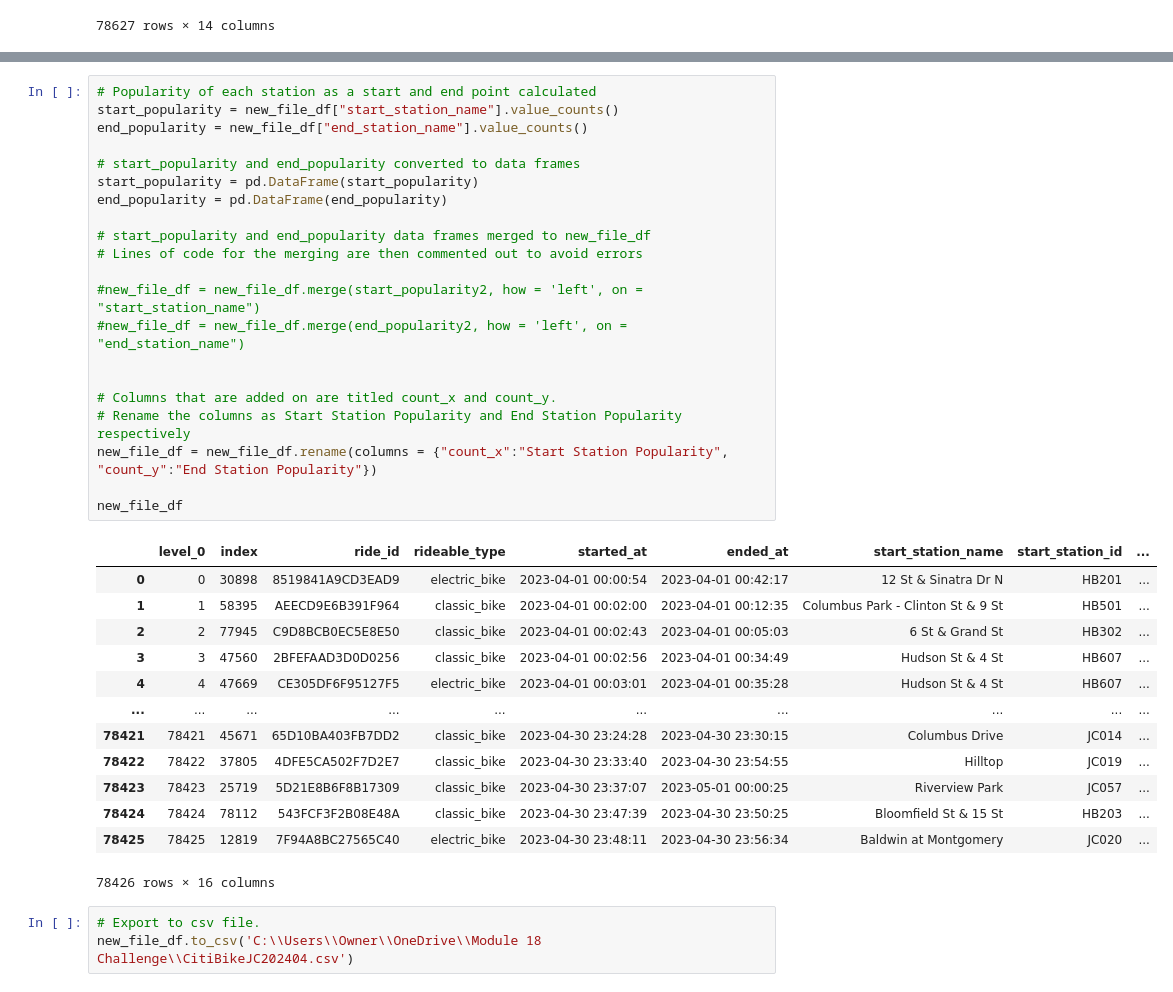
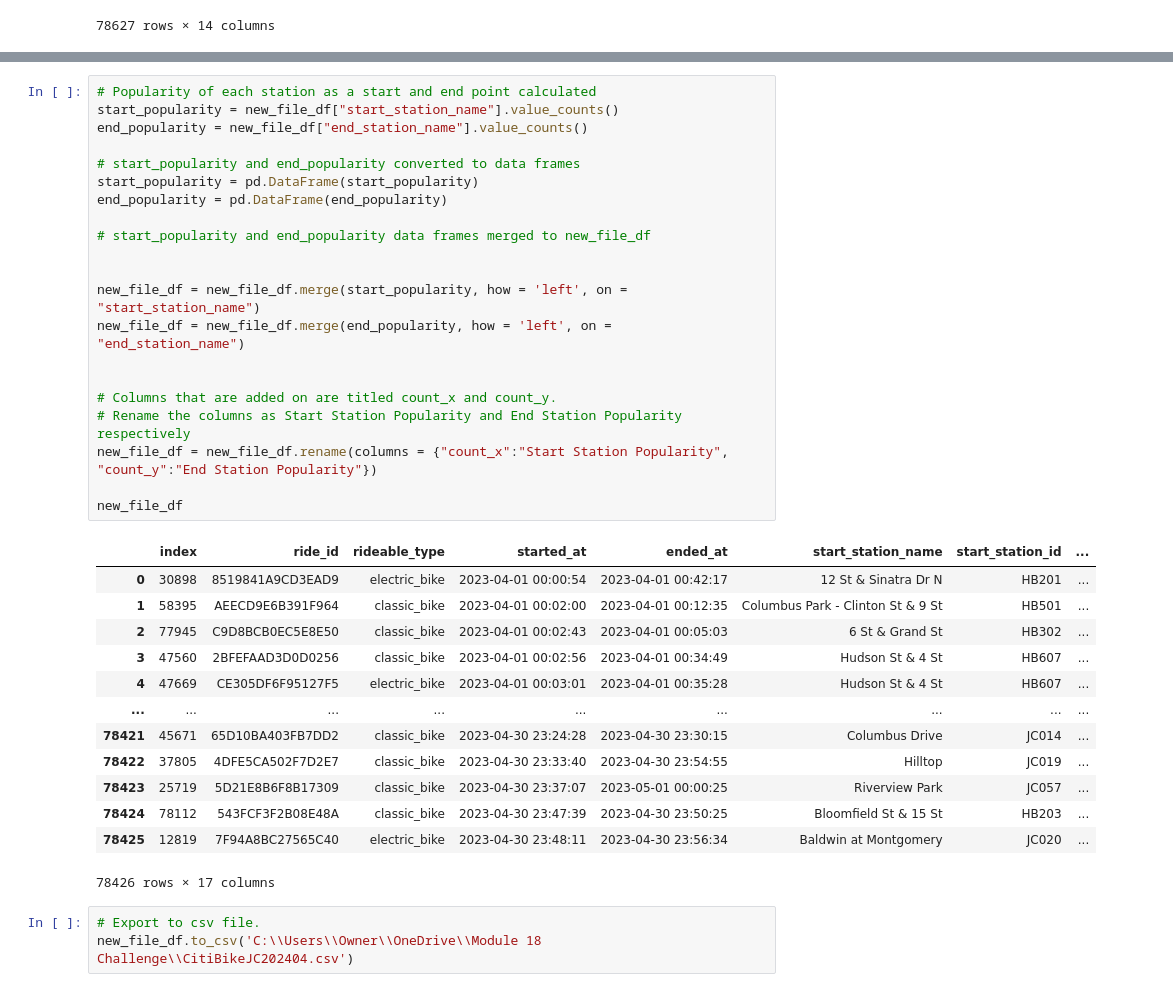
Before and after one commit to bassoon03/Module-18-Challenge, a Jupyter notebook: Module 18 Jupyter Code.ipynb, the cells around one changed output, grey strips where cells are left out. Drawn from its saved outputs; the diff is of its cells as text.

```diff
--- a/Module 18 Jupyter Code.ipynb
+++ b/Module 18 Jupyter Code.ipynb
@@ -128,38 +133,38 @@ new_file_df = new_file_df.reset_index()
 # %%
 # Popularity of each station as a start and end point calculated
 start_popularity = new_file_df["start_station_name"].value_counts()
 end_popularity = new_file_df["end_station_name"].value_counts()
 
 # start_popularity and end_popularity converted to data frames
 start_popularity = pd.DataFrame(start_popularity)
 end_popularity = pd.DataFrame(end_popularity)
 
 # start_popularity and end_popularity data frames merged to new_file_df
-# Lines of code for the merging are then commented out to avoid errors
 
-#new_file_df = new_file_df.merge(start_popularity2, how = 'left', on = "start_station_name")
-#new_file_df = new_file_df.merge(end_popularity2, how = 'left', on = "end_station_name")
+
+new_file_df = new_file_df.merge(start_popularity, how = 'left', on = "start_station_name")
+new_file_df = new_file_df.merge(end_popularity, how = 'left', on = "end_station_name")
 
 
 # Columns that are added on are titled count_x and count_y.
 # Rename the columns as Start Station Popularity and End Station Popularity respectively
 new_file_df = new_file_df.rename(columns = {"count_x":"Start Station Popularity", "count_y":"End Station Popularity"})
 
 new_file_df
 # %% [output]
-|  | level_0 | index | ride_id | rideable_type | started_at | ended_at | start_station_name | start_station_id | ... |
-| 0 | 0 | 30898 | 8519841A9CD3EAD9 | electric_bike | 2023-04-01 00:00:54 | 2023-04-01 00:42:17 | 12 St & Sinatra Dr N | HB201 | ... |
-| 1 | 1 | 58395 | AEECD9E6B391F964 | classic_bike | 2023-04-01 00:02:00 | 2023-04-01 00:12:35 | Columbus Park - Clinton St & 9 St | HB501 | ... |
-| 2 | 2 | 77945 | C9D8BCB0EC5E8E50 | classic_bike | 2023-04-01 00:02:43 | 2023-04-01 00:05:03 | 6 St & Grand St | HB302 | ... |
-| 3 | 3 | 47560 | 2BFEFAAD3D0D0256 | classic_bike | 2023-04-01 00:02:56 | 2023-04-01 00:34:49 | Hudson St & 4 St | HB607 | ... |
-| 4 | 4 | 47669 | CE305DF6F95127F5 | electric_bike | 2023-04-01 00:03:01 | 2023-04-01 00:35:28 | Hudson St & 4 St | HB607 | ... |
-| ... | ... | ... | ... | ... | ... | ... | ... | ... | ... |
-| 78421 | 78421 | 45671 | 65D10BA403FB7DD2 | classic_bike | 2023-04-30 23:24:28 | 2023-04-30 23:30:15 | Columbus Drive | JC014 | ... |
-| 78422 | 78422 | 37805 | 4DFE5CA502F7D2E7 | classic_bike | 2023-04-30 23:33:40 | 2023-04-30 23:54:55 | Hilltop | JC019 | ... |
-| 78423 | 78423 | 25719 | 5D21E8B6F8B17309 | classic_bike | 2023-04-30 23:37:07 | 2023-05-01 00:00:25 | Riverview Park | JC057 | ... |
-| 78424 | 78424 | 78112 | 543FCF3F2B08E48A | classic_bike | 2023-04-30 23:47:39 | 2023-04-30 23:50:25 | Bloomfield St & 15 St | HB203 | ... |
-| 78425 | 78425 | 12819 | 7F94A8BC27565C40 | electric_bike | 2023-04-30 23:48:11 | 2023-04-30 23:56:34 | Baldwin at Montgomery | JC020 | ... |
+|  | index | ride_id | rideable_type | started_at | ended_at | start_station_name | start_station_id | ... |
+| 0 | 30898 | 8519841A9CD3EAD9 | electric_bike | 2023-04-01 00:00:54 | 2023-04-01 00:42:17 | 12 St & Sinatra Dr N | HB201 | ... |
+| 1 | 58395 | AEECD9E6B391F964 | classic_bike | 2023-04-01 00:02:00 | 2023-04-01 00:12:35 | Columbus Park - Clinton St & 9 St | HB501 | ... |
+| 2 | 77945 | C9D8BCB0EC5E8E50 | classic_bike | 2023-04-01 00:02:43 | 2023-04-01 00:05:03 | 6 St & Grand St | HB302 | ... |
+| 3 | 47560 | 2BFEFAAD3D0D0256 | classic_bike | 2023-04-01 00:02:56 | 2023-04-01 00:34:49 | Hudson St & 4 St | HB607 | ... |
+| 4 | 47669 | CE305DF6F95127F5 | electric_bike | 2023-04-01 00:03:01 | 2023-04-01 00:35:28 | Hudson St & 4 St | HB607 | ... |
+| ... | ... | ... | ... | ... | ... | ... | ... | ... |
+| 78421 | 45671 | 65D10BA403FB7DD2 | classic_bike | 2023-04-30 23:24:28 | 2023-04-30 23:30:15 | Columbus Drive | JC014 | ... |
+| 78422 | 37805 | 4DFE5CA502F7D2E7 | classic_bike | 2023-04-30 23:33:40 | 2023-04-30 23:54:55 | Hilltop | JC019 | ... |
+| 78423 | 25719 | 5D21E8B6F8B17309 | classic_bike | 2023-04-30 23:37:07 | 2023-05-01 00:00:25 | Riverview Park | JC057 | ... |
+| 78424 | 78112 | 543FCF3F2B08E48A | classic_bike | 2023-04-30 23:47:39 | 2023-04-30 23:50:25 | Bloomfield St & 15 St | HB203 | ... |
+| 78425 | 12819 | 7F94A8BC27565C40 | electric_bike | 2023-04-30 23:48:11 | 2023-04-30 23:56:34 | Baldwin at Montgomery | JC020 | ... |
-78426 rows × 16 columns
+78426 rows × 17 columns
 # %%
 # Export to csv file.
 new_file_df.to_csv('C:\\Users\\Owner\\OneDrive\\Module 18 Challenge\\CitiBikeJC202404.csv')
```
Also changed, not shown: parts of 1 cell of this notebook.
